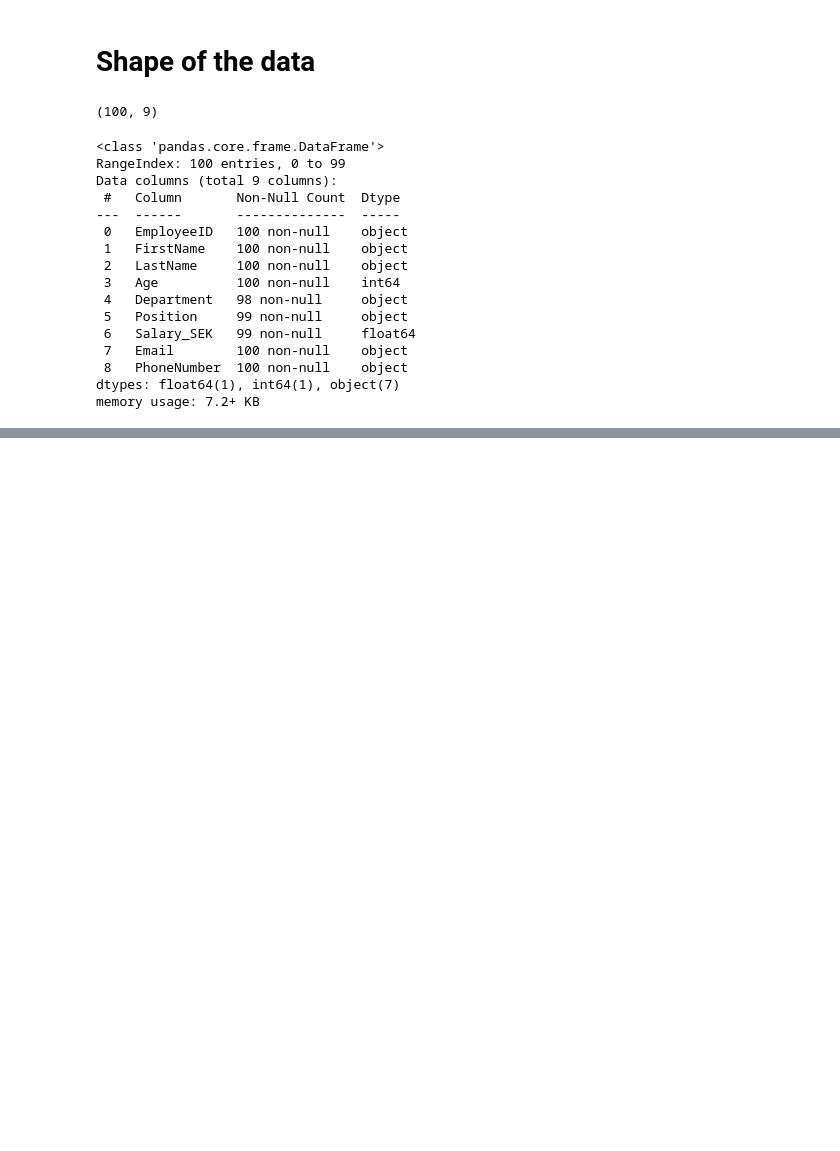
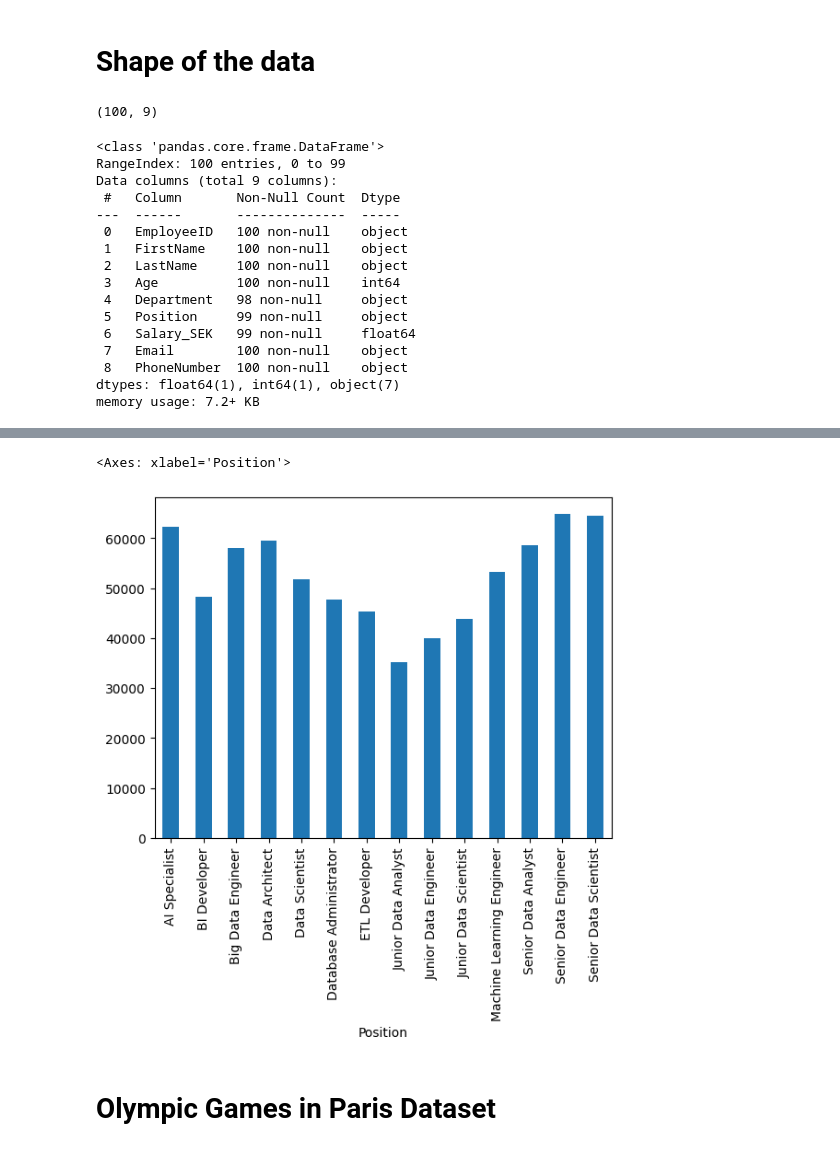
Before and after one commit to AntiSpiral-0/Fullstack_data_Yassine_Thayer, a Jupyter notebook: Exercice_1.ipynb, the cells around one changed output, grey strips where cells are left out. Drawn from its saved outputs; the diff is of its cells as text; code cells hidden in the pictures; blank space fills up the shorter version.

```diff
--- a/Exercice_1.ipynb
+++ b/Exercice_1.ipynb
@@ -68,0 +85,3 @@ dtype: int64
+# %%
+df_new = df_supahcoolsoft[['Position','Salary_SEK']]
+df_new
@@ -68,0 +118,2 @@ dtype: int64
+# %%
+df_new["Salary_SEK"] = pd.to_numeric(df_new["Salary_SEK"] , errors='coerce')
@@ -68,0 +132,4 @@ dtype: int64
+# %%
+df_new = df_new.dropna(subset=['Salary_SEK'])
+# %%
+df_new = df_new.dropna(subset=['Position'])
@@ -68,0 +148,7 @@ dtype: int64
+# %%
+df_new.groupby('Position')['Salary_SEK'].mean().plot(kind= 'bar')
+# %% [output]
+<Axes: xlabel='Position'>
+[figure, added]
+# %% [markdown]
+# Olympic Games in Paris Dataset
```
Also changed, not shown: parts of 26 cells of this notebook, 2 other files.
